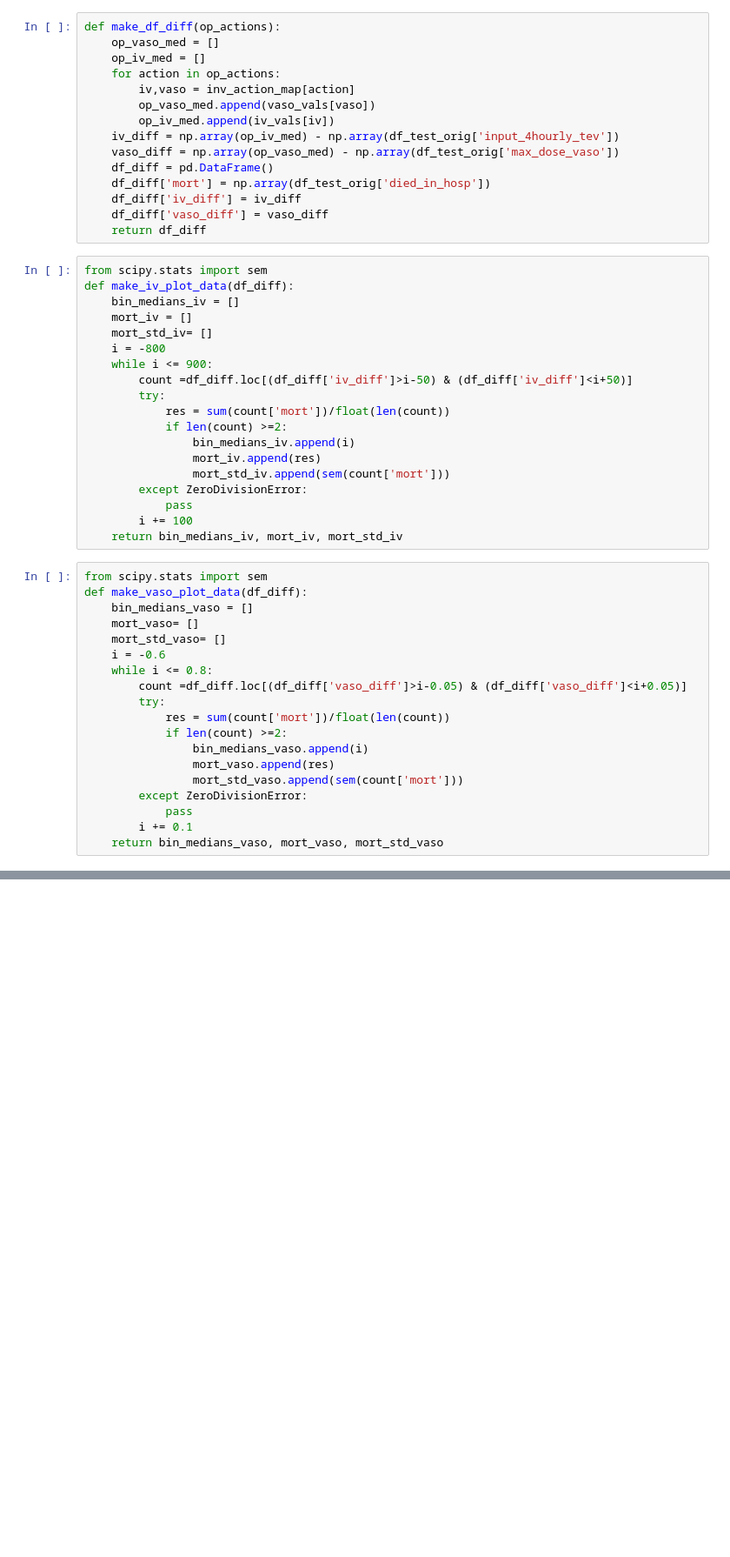
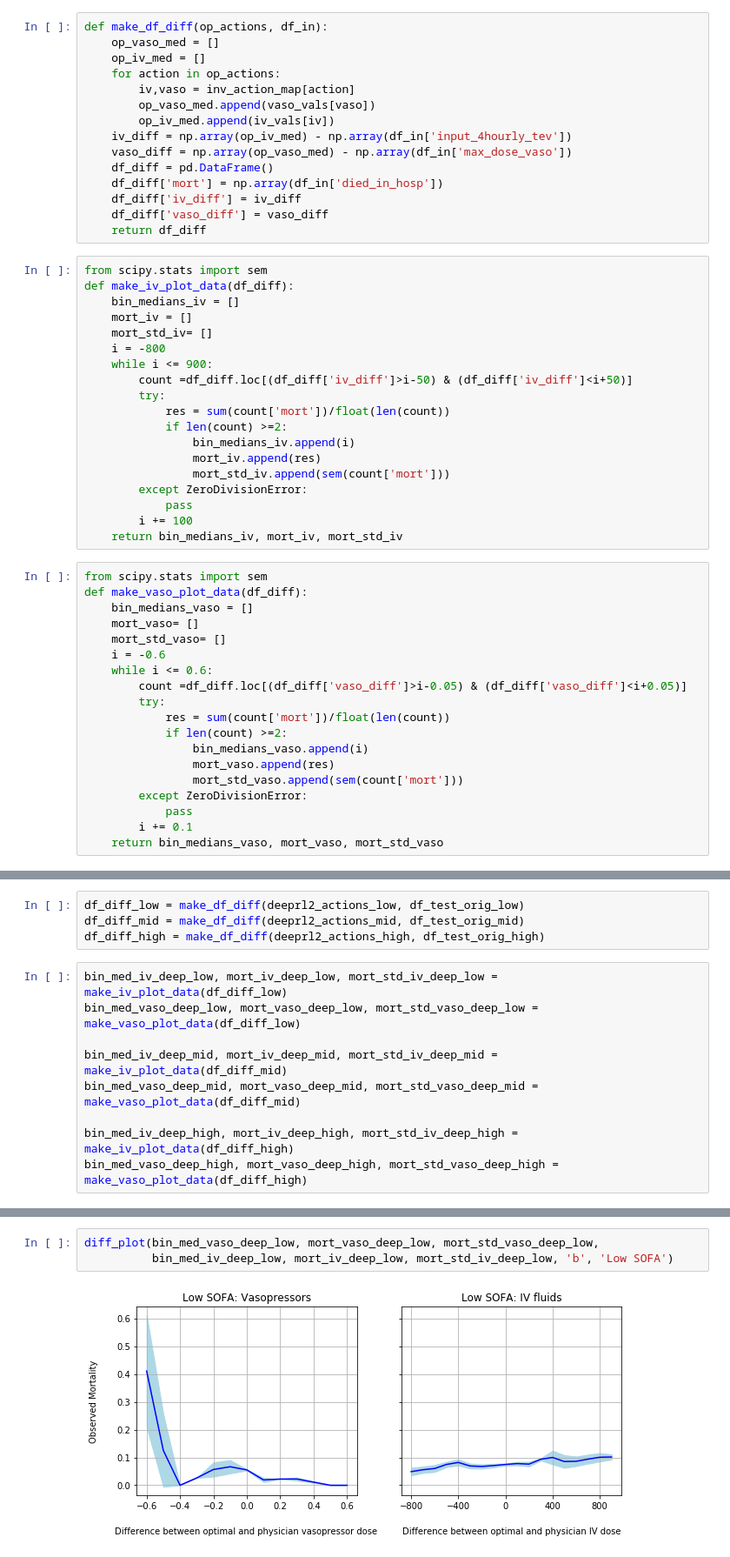
Before and after one commit to aniruddhraghu/sepsisrl, a Jupyter notebook: visualisation/stratified_plots.ipynb, the cells around one changed output, grey strips where cells are left out. Shown at 87% size. Drawn from its saved outputs; the diff is of its cells as text; blank space fills up the shorter version.

```diff
--- a/visualisation/stratified_plots.ipynb
+++ b/visualisation/stratified_plots.ipynb
@@ -239,15 +319,15 @@ plt.tight_layout()
 # %%
-def make_df_diff(op_actions):
+def make_df_diff(op_actions, df_in):
     op_vaso_med = []
     op_iv_med = []
     for action in op_actions:
         iv,vaso = inv_action_map[action]
         op_vaso_med.append(vaso_vals[vaso])
         op_iv_med.append(iv_vals[iv])
-    iv_diff = np.array(op_iv_med) - np.array(df_test_orig['input_4hourly_tev'])
-    vaso_diff = np.array(op_vaso_med) - np.array(df_test_orig['max_dose_vaso'])
+    iv_diff = np.array(op_iv_med) - np.array(df_in['input_4hourly_tev'])
+    vaso_diff = np.array(op_vaso_med) - np.array(df_in['max_dose_vaso'])
     df_diff = pd.DataFrame()
-    df_diff['mort'] = np.array(df_test_orig['died_in_hosp'])
+    df_diff['mort'] = np.array(df_in['died_in_hosp'])
     df_diff['iv_diff'] = iv_diff
     df_diff['vaso_diff'] = vaso_diff
     return df_diff
@@ -277,7 +357,7 @@ def make_vaso_plot_data(df_diff):
     mort_vaso= []
     mort_std_vaso= []
     i = -0.6
-    while i <= 0.8:
+    while i <= 0.6:
         count =df_diff.loc[(df_diff['vaso_diff']>i-0.05) & (df_diff['vaso_diff']<i+0.05)]
         try:
             res = sum(count['mort'])/float(len(count))
@@ -300 +372,14 @@ bin_med_vaso_deep, mort_vaso_deep, mort_std_vaso_deep = make_vaso_plot_data(df_d
+# %%
+df_diff_low = make_df_diff(deeprl2_actions_low, df_test_orig_low)
+df_diff_mid = make_df_diff(deeprl2_actions_mid, df_test_orig_mid)
+df_diff_high = make_df_diff(deeprl2_actions_high, df_test_orig_high)
+# %%
+bin_med_iv_deep_low, mort_iv_deep_low, mort_std_iv_deep_low = make_iv_plot_data(df_diff_low)
+bin_med_vaso_deep_low, mort_vaso_deep_low, mort_std_vaso_deep_low = make_vaso_plot_data(df_diff_low)
+
+bin_med_iv_deep_mid, mort_iv_deep_mid, mort_std_iv_deep_mid = make_iv_plot_data(df_diff_mid)
+bin_med_vaso_deep_mid, mort_vaso_deep_mid, mort_std_vaso_deep_mid = make_vaso_plot_data(df_diff_mid)
+
+bin_med_iv_deep_high, mort_iv_deep_high, mort_std_iv_deep_high = make_iv_plot_data(df_diff_high)
+bin_med_vaso_deep_high, mort_vaso_deep_high, mort_std_vaso_deep_high = make_vaso_plot_data(df_diff_high)
 # %%
@@ -339,0 +434,5 @@ f.text(-0.02, 0.5, 'Observed Mortality', va='center', rotation='vertical', fonts
+# %%
+diff_plot(bin_med_vaso_deep_low, mort_vaso_deep_low, mort_std_vaso_deep_low,
+          bin_med_iv_deep_low, mort_iv_deep_low, mort_std_iv_deep_low, 'b', 'Low SOFA')
+# %% [output]
+[figure, added]
```
Also changed, not shown: parts of 21 cells of this notebook, 22 other files.
